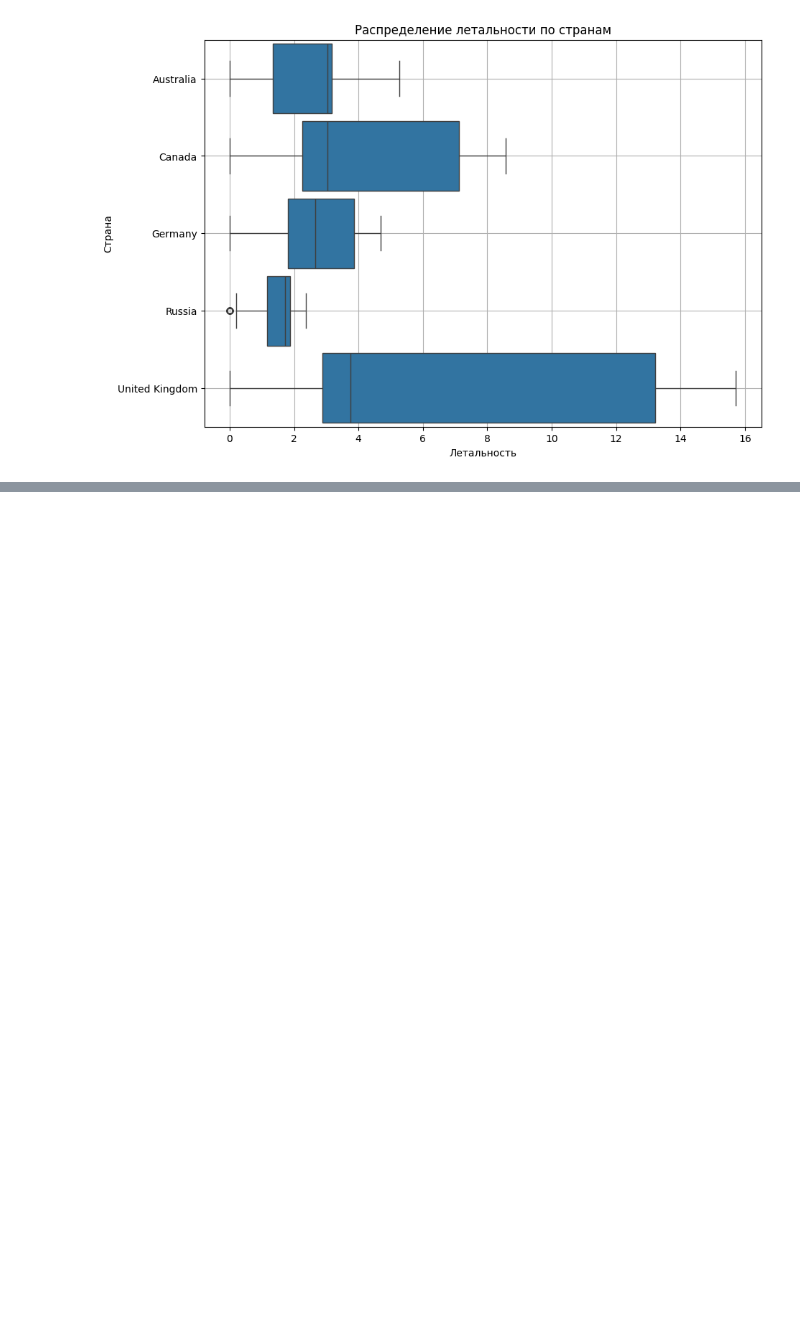
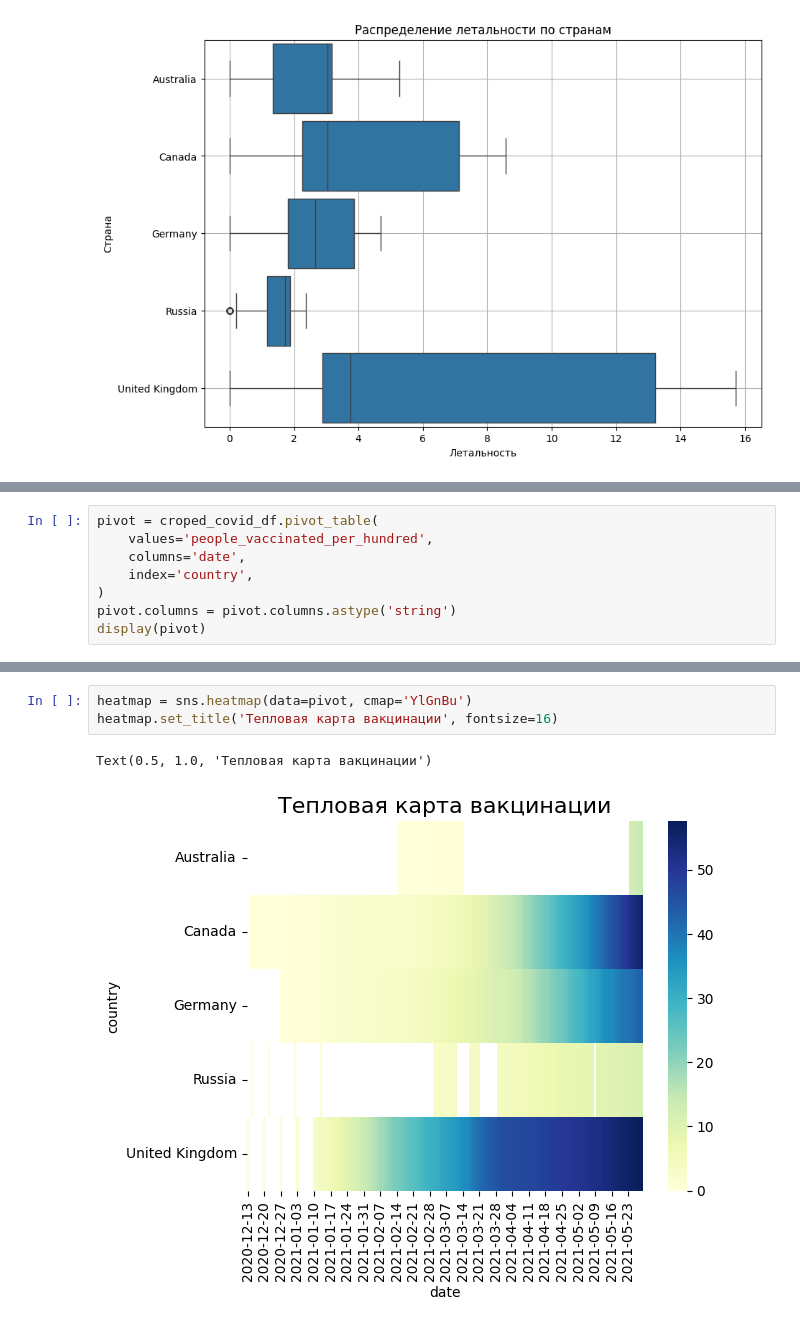
Before and after one commit to Kagemushe/sf_data_science, a Jupyter notebook: covid_py.ipynb, the cells around one changed output, grey strips where cells are left out. Saved outputs shown, nothing was run; the diff lists cells and outputs as text; blank space fills up the shorter version.

```diff
--- a/covid_py.ipynb
+++ b/covid_py.ipynb
@@ -376,0 +394,8 @@ boxplot.grid()
+# %%
+pivot = croped_covid_df.pivot_table(
+    values='people_vaccinated_per_hundred',
+    columns='date',
+    index='country',
+)
+pivot.columns = pivot.columns.astype('string')
+display(pivot)
@@ -376,0 +411,6 @@ boxplot.grid()
+# %%
+heatmap = sns.heatmap(data=pivot, cmap='YlGnBu')
+heatmap.set_title('Тепловая карта вакцинации', fontsize=16)
+# %% [output]
+Text(0.5, 1.0, 'Тепловая карта вакцинации')
+[figure, added]
```
Also changed, not shown: parts of 6 cells of this notebook.
